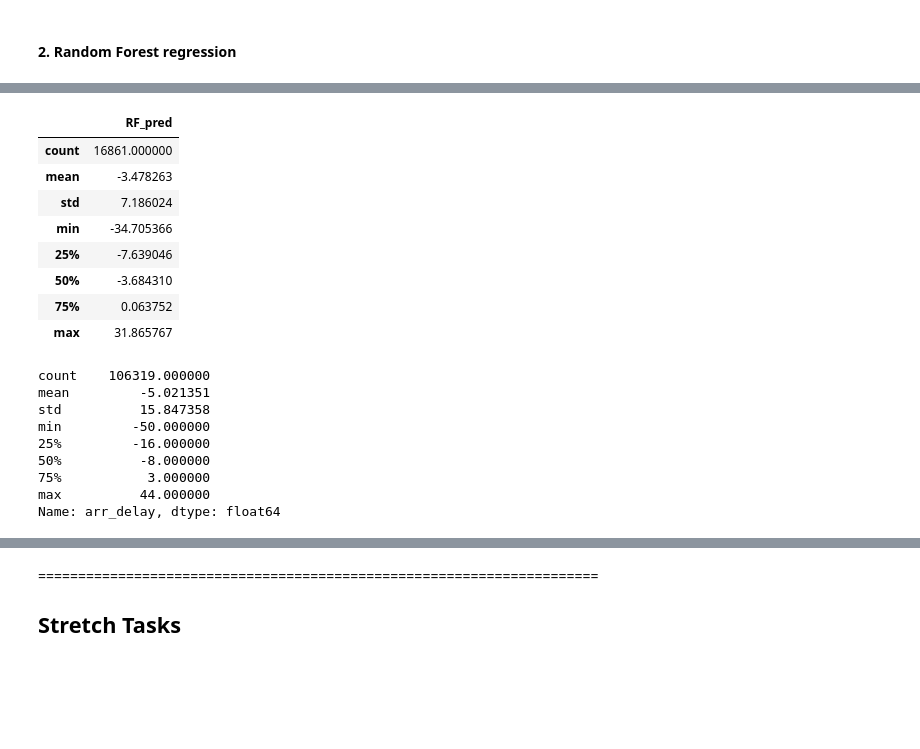
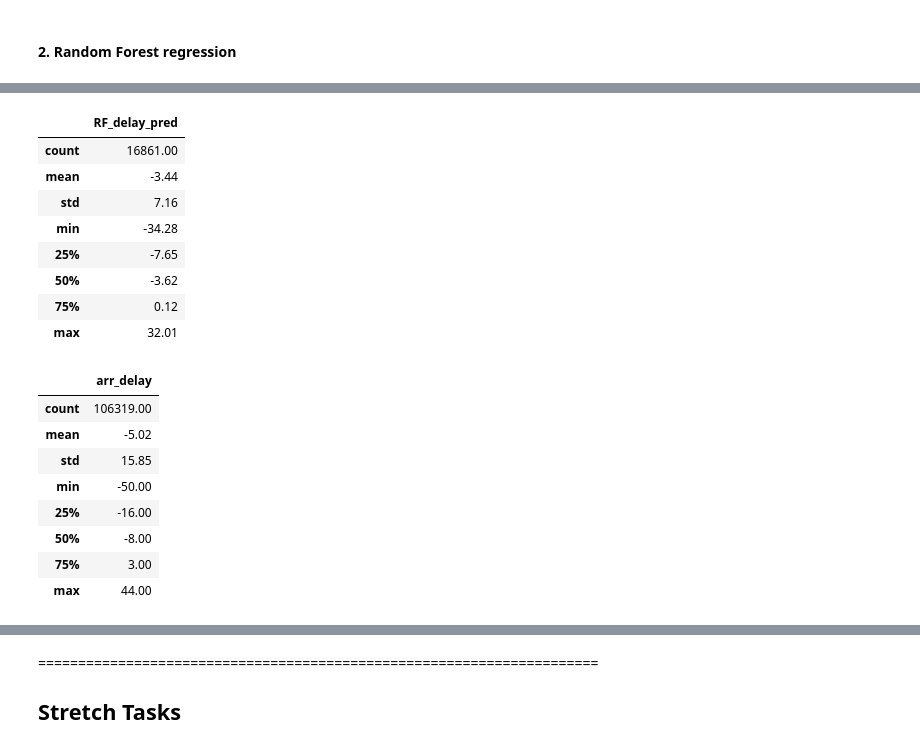
Before and after one commit to irenethebest/Flight_delay_prediction, a Jupyter notebook: modeling_Irene_ver3_testdata.ipynb, the cells around one changed output, grey strips where cells are left out. Saved outputs shown, nothing was run; the diff lists cells and outputs as text; code cells hidden in the pictures; blank space fills up the shorter version.

```diff
--- a/modeling_Irene_ver3_testdata.ipynb
+++ b/modeling_Irene_ver3_testdata.ipynb
@@ -122,7 +122,7 @@ new_flights = flights.drop(['branded_code_share','mkt_carrier','mkt_carrier_fl_n
                                 'total_add_gtime','longest_add_gtime', 'no_name', 'origin_airport_id',
                                 'origin_city_name','dest_airport_id','dest_city_name', 'dep_time',
                                 'dep_delay','taxi_out', 'wheels_off', 'wheels_on', 'taxi_in','flights',
-                               'fl_date','tail_num','op_carrier_fl_num','arr_date','average_seats',
+                               'tail_num','op_carrier_fl_num','arr_date','average_seats', 'fl_date',
                             'year','arr_time','actual_elapsed_time','air_time'], axis=1)
 
 new_flights = new_flights.drop(['carrier_delay', 'weather_delay', 'nas_delay', 'security_delay',
@@ -885,4 +896,4 @@ You are required to predict delays on **out of sample** data from **first 7 days
 # test set prediction on Random Forest regression as the MSE/MAE/R-squared
 y_ts_pred = regr.predict(X_pred)
 # %%
-test_pred = pd.DataFrame(y_ts_pred, columns = ['RF_pred'])
+test_pred = pd.DataFrame(y_ts_pred, columns = ['RF_delay_pred'])
@@ -905,26 +916,27 @@ test_pred
 # %%
 # prediction on test_set info
-test_pred.describe()
+round(test_pred.describe(),2)
 # %% [output]
-|  | RF_pred |
-| count | 16861.000000 |
-| mean | -3.478263 |
-| std | 7.186024 |
-| min | -34.705366 |
-| 25% | -7.639046 |
-| 50% | -3.684310 |
-| 75% | 0.063752 |
-| max | 31.865767 |
+|  | RF_delay_pred |
+| count | 16861.00 |
+| mean | -3.44 |
+| std | 7.16 |
+| min | -34.28 |
+| 25% | -7.65 |
+| 50% | -3.62 |
+| 75% | 0.12 |
+| max | 32.01 |
 # %%
 # Original data 'arr_delay' info
-flights['arr_delay'].describe()
+arr_del = pd.DataFrame(round(flights['arr_delay'].describe(),2))
+arr_del
 # %% [output]
-count    106319.000000
-mean         -5.021351
-std          15.847358
-min         -50.000000
-25%         -16.000000
-50%          -8.000000
-75%           3.000000
-max          44.000000
-Name: arr_delay, dtype: float64
+|  | arr_delay |
+| count | 106319.00 |
+| mean | -5.02 |
+| std | 15.85 |
+| min | -50.00 |
+| 25% | -16.00 |
+| 50% | -8.00 |
+| 75% | 3.00 |
+| max | 44.00 |
```
Also changed, not shown: parts of 13 cells of this notebook, 11 other files.
